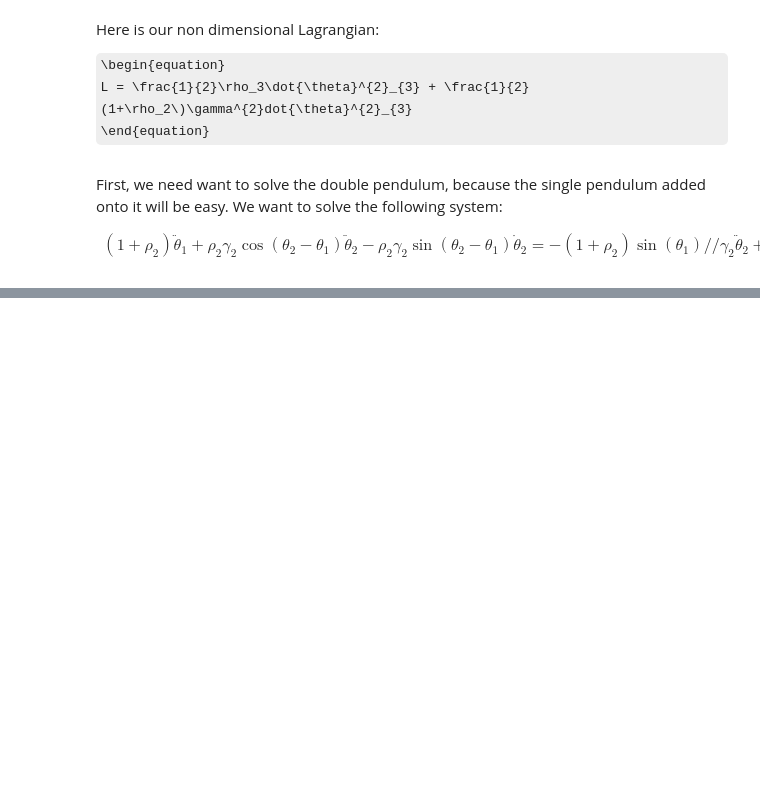
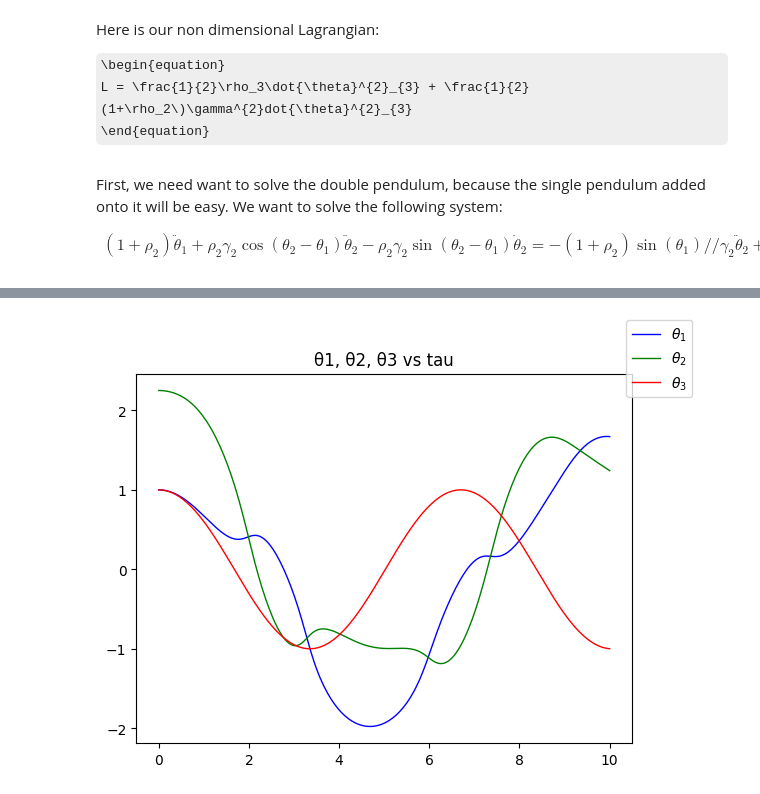
Before and after one commit to Will-Kincaid/TheoMechCompProject, a Jupyter notebook: The One True Python Notebook!.ipynb, the cells around one changed output, grey strips where cells are left out. Drawn from its saved outputs; the diff is of its cells as text; code cells hidden in the pictures; some formulas as TeX source; blank space fills up the shorter version.

```diff
--- a/The One True Python Notebook!.ipynb
+++ b/The One True Python Notebook!.ipynb
@@ -125,0 +104,5 @@ fig.legend((r'$x_1$', r'$x_2$'));
+# %%
+wsol, t = sim([1,0,2.25,0,1,0], [.5,1,1])
+simplPlot(wsol, t)
+# %% [output]
+[figure, added]
```
Also changed, not shown: parts of 10 cells of this notebook.
